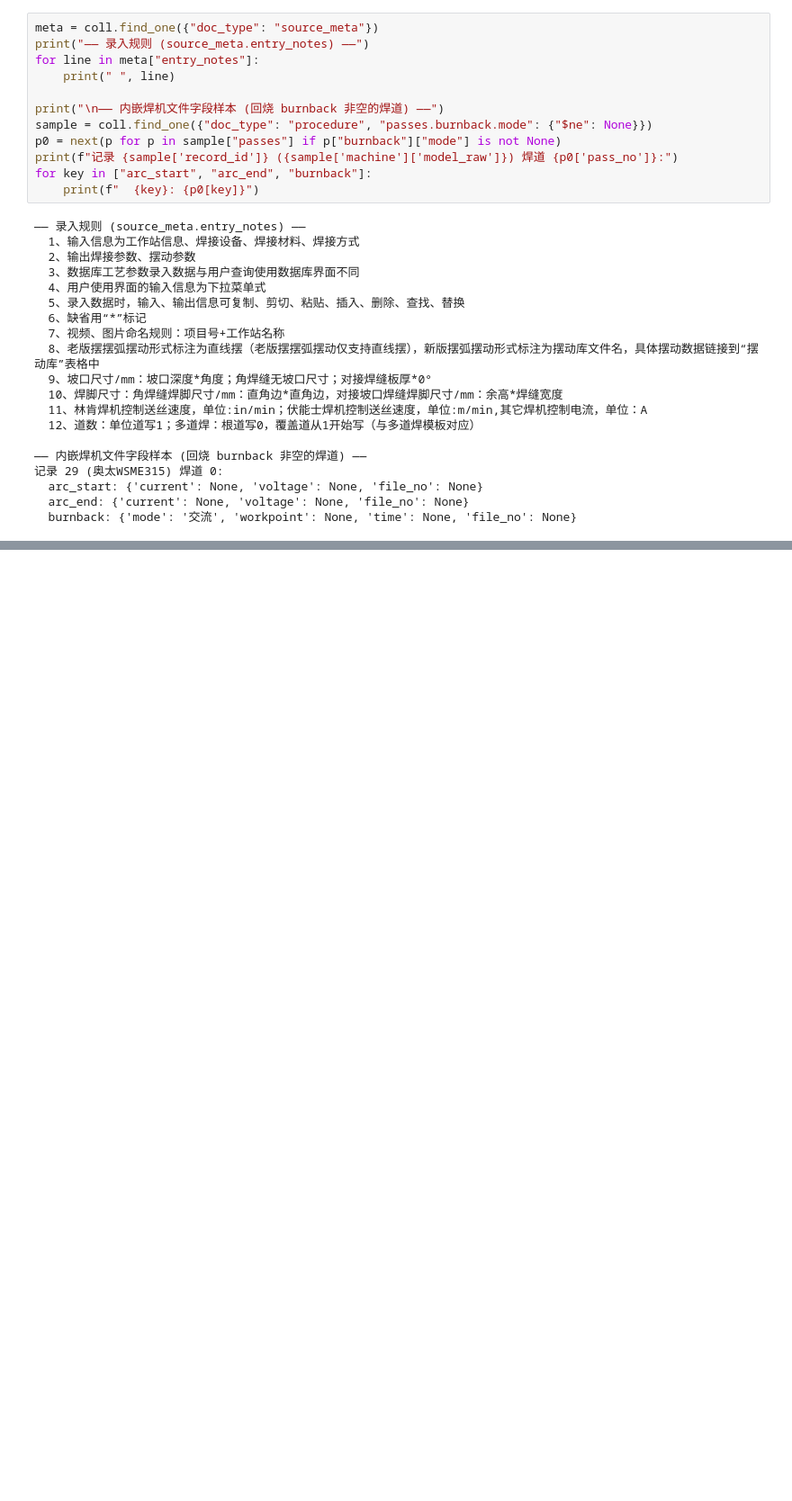
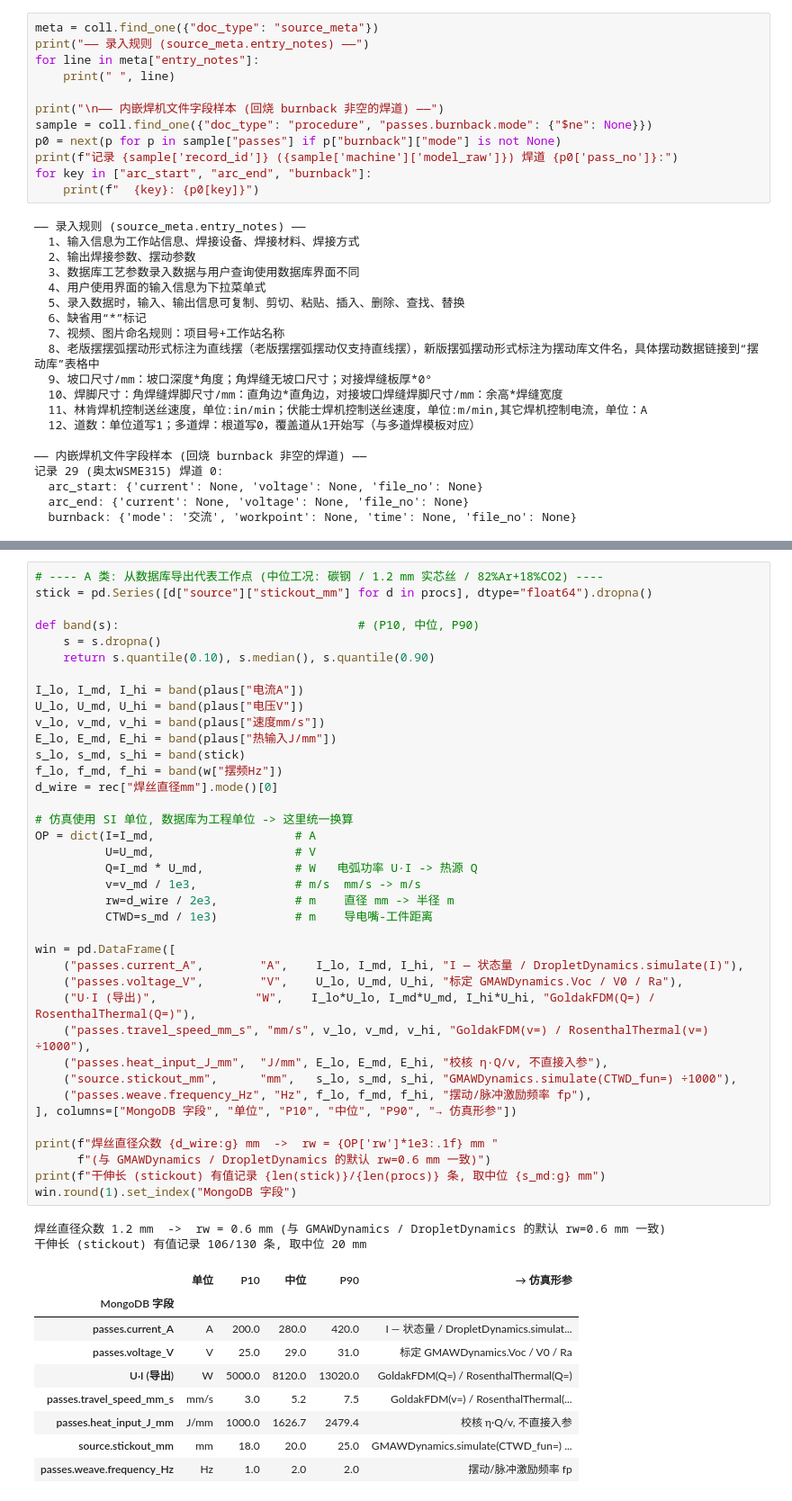
Before and after one commit to Binjian/welding-dynamics, a Jupyter notebook: notebooks/welding_parameter_database_exploration.ipynb, the cells around one changed output, grey strips where cells are left out. Shown at 90% size. Cells and saved outputs as stored; diff of their text form; blank space fills up the shorter version.

```diff
--- a/notebooks/welding_parameter_database_exploration.ipynb
+++ b/notebooks/welding_parameter_database_exploration.ipynb
@@ -323,0 +340,50 @@ for key in ["arc_start", "arc_end", "burnback"]:
+# %%
+# ---- A 类: 从数据库导出代表工作点 (中位工况: 碳钢 / 1.2 mm 实芯丝 / 82%Ar+18%CO2) ----
+stick = pd.Series([d["source"]["stickout_mm"] for d in procs], dtype="float64").dropna()
+
+def band(s):                                  # (P10, 中位, P90)
+    s = s.dropna()
+    return s.quantile(0.10), s.median(), s.quantile(0.90)
+
+I_lo, I_md, I_hi = band(plaus["电流A"])
+U_lo, U_md, U_hi = band(plaus["电压V"])
+v_lo, v_md, v_hi = band(plaus["速度mm/s"])
+E_lo, E_md, E_hi = band(plaus["热输入J/mm"])
+s_lo, s_md, s_hi = band(stick)
+f_lo, f_md, f_hi = band(w["摆频Hz"])
+d_wire = rec["焊丝直径mm"].mode()[0]
+
+# 仿真使用 SI 单位, 数据库为工程单位 -> 这里统一换算
+OP = dict(I=I_md,                    # A
+          U=U_md,                    # V
+          Q=I_md * U_md,             # W   电弧功率 U·I -> 热源 Q
+          v=v_md / 1e3,              # m/s  mm/s -> m/s
+          rw=d_wire / 2e3,           # m    直径 mm -> 半径 m
+          CTWD=s_md / 1e3)           # m    导电嘴-工件距离
+
+win = pd.DataFrame([
+    ("passes.current_A",        "A",    I_lo, I_md, I_hi, "I — 状态量 / DropletDynamics.simulate(I)"),
+    ("passes.voltage_V",        "V",    U_lo, U_md, U_hi, "标定 GMAWDynamics.Voc / V0 / Ra"),
+    ("U·I (导出)",              "W",    I_lo*U_lo, I_md*U_md, I_hi*U_hi, "GoldakFDM(Q=) / RosenthalThermal(Q=)"),
+    ("passes.travel_speed_mm_s", "mm/s", v_lo, v_md, v_hi, "GoldakFDM(v=) / RosenthalThermal(v=) ÷1000"),
+    ("passes.heat_input_J_mm",  "J/mm", E_lo, E_md, E_hi, "校核 η·Q/v, 不直接入参"),
+    ("source.stickout_mm",      "mm",   s_lo, s_md, s_hi, "GMAWDynamics.simulate(CTWD_fun=) ÷1000"),
+    ("passes.weave.frequency_Hz", "Hz", f_lo, f_md, f_hi, "摆动/脉冲激励频率 fp"),
+], columns=["MongoDB 字段", "单位", "P10", "中位", "P90", "→ 仿真形参"])
+
+print(f"焊丝直径众数 {d_wire:g} mm  ->  rw = {OP['rw']*1e3:.1f} mm "
+      f"(与 GMAWDynamics / DropletDynamics 的默认 rw=0.6 mm 一致)")
+print(f"干伸长 (stickout) 有值记录 {len(stick)}/{len(procs)} 条, 取中位 {s_md:g} mm")
+win.round(1).set_index("MongoDB 字段")
+# %% [output]
+焊丝直径众数 1.2 mm  ->  rw = 0.6 mm (与 GMAWDynamics / DropletDynamics 的默认 rw=0.6 mm 一致)
+干伸长 (stickout) 有值记录 106/130 条, 取中位 20 mm
+|  | 单位 | P10 | 中位 | P90 | → 仿真形参 |
+| MongoDB 字段 |  |  |  |  |  |
+| passes.current_A | A | 200.0 | 280.0 | 420.0 | I — 状态量 / DropletDynamics.simulat... |
+| passes.voltage_V | V | 25.0 | 29.0 | 31.0 | 标定 GMAWDynamics.Voc / V0 / Ra |
+| U·I (导出) | W | 5000.0 | 8120.0 | 13020.0 | GoldakFDM(Q=) / RosenthalThermal(Q=) |
+| passes.travel_speed_mm_s | mm/s | 3.0 | 5.2 | 7.5 | GoldakFDM(v=) / RosenthalThermal(... |
+| passes.heat_input_J_mm | J/mm | 1000.0 | 1626.7 | 2479.4 | 校核 η·Q/v, 不直接入参 |
+| source.stickout_mm | mm | 18.0 | 20.0 | 25.0 | GMAWDynamics.simulate(CTWD_fun=) ... |
+| passes.weave.frequency_Hz | Hz | 1.0 | 2.0 | 2.0 | 摆动/脉冲激励频率 fp |
```
Also changed, not shown: parts of 5 cells of this notebook.
